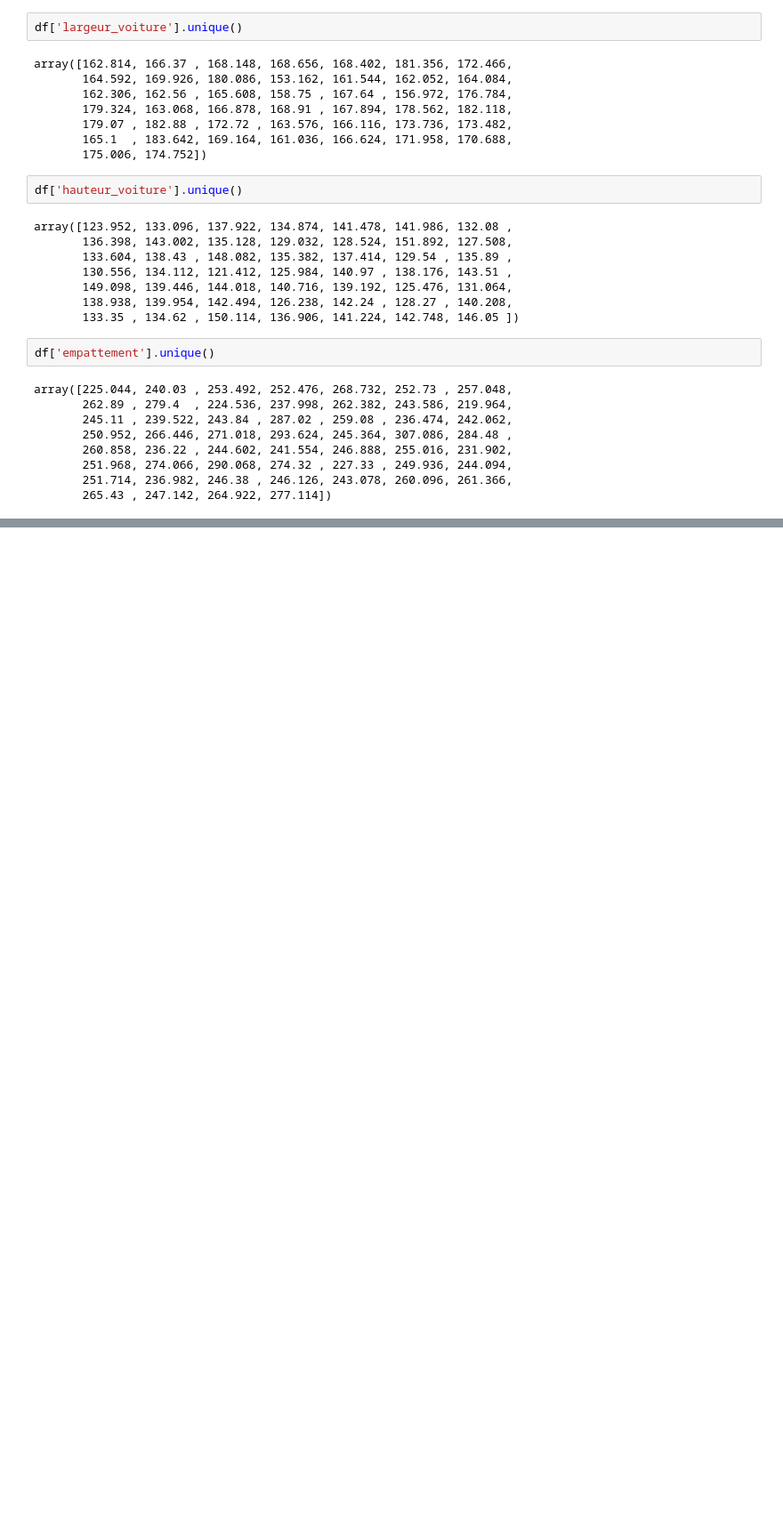
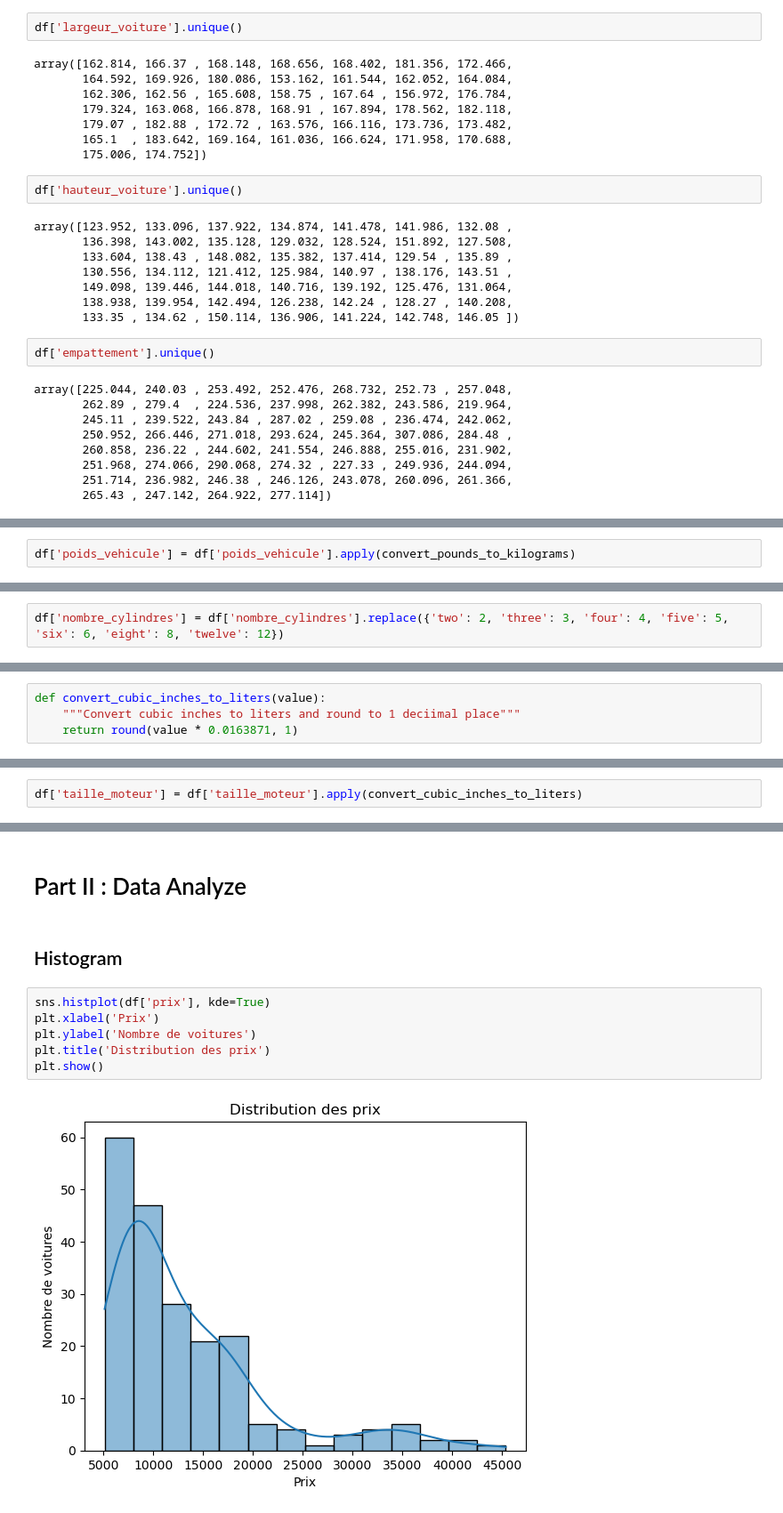
Before and after one commit to neevaiti/car_linear_regression, a Jupyter notebook: clean_data.ipynb, the cells around one changed output, grey strips where cells are left out. Shown: that part at 89% size. Saved outputs shown, nothing was run; the diff lists cells and outputs as text; blank space fills up the shorter version.

Commit message:
feat: start analyze of dataset

```diff
--- a/clean_data.ipynb
+++ b/clean_data.ipynb
@@ -211,0 +248,2 @@ array([225.044, 240.03 , 253.492, 252.476, 268.732, 252.73 , 257.048,
+# %%
+df['poids_vehicule'] = df['poids_vehicule'].apply(convert_pounds_to_kilograms)
@@ -211,0 +283,2 @@ array([225.044, 240.03 , 253.492, 252.476, 268.732, 252.73 , 257.048,
+# %%
+df['nombre_cylindres'] = df['nombre_cylindres'].replace({'two': 2, 'three': 3, 'four': 4, 'five': 5, 'six': 6, 'eight': 8, 'twelve': 12})
@@ -211,0 +287,4 @@ array([225.044, 240.03 , 253.492, 252.476, 268.732, 252.73 , 257.048,
+# %%
+def convert_cubic_inches_to_liters(value):
+    """Convert cubic inches to liters and round to 1 deciimal place"""
+    return round(value * 0.0163871, 1)
@@ -211,0 +298,2 @@ array([225.044, 240.03 , 253.492, 252.476, 268.732, 252.73 , 257.048,
+# %%
+df['taille_moteur'] = df['taille_moteur'].apply(convert_cubic_inches_to_liters)
@@ -211,0 +346,12 @@ array([225.044, 240.03 , 253.492, 252.476, 268.732, 252.73 , 257.048,
+# %% [markdown]
+# Part II : Data Analyze
+# %% [markdown]
+## Histogram
+# %%
+sns.histplot(df['prix'], kde=True)
+plt.xlabel('Prix')
+plt.ylabel('Nombre de voitures')
+plt.title('Distribution des prix')
+plt.show()
+# %% [output]
+[figure, added]
```
Also changed, not shown: parts of 24 cells of this notebook.
